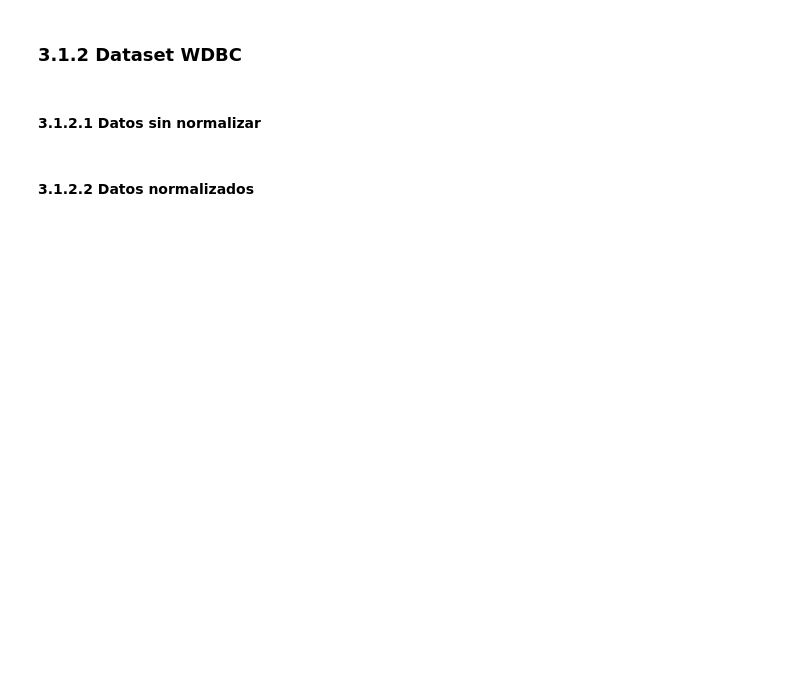
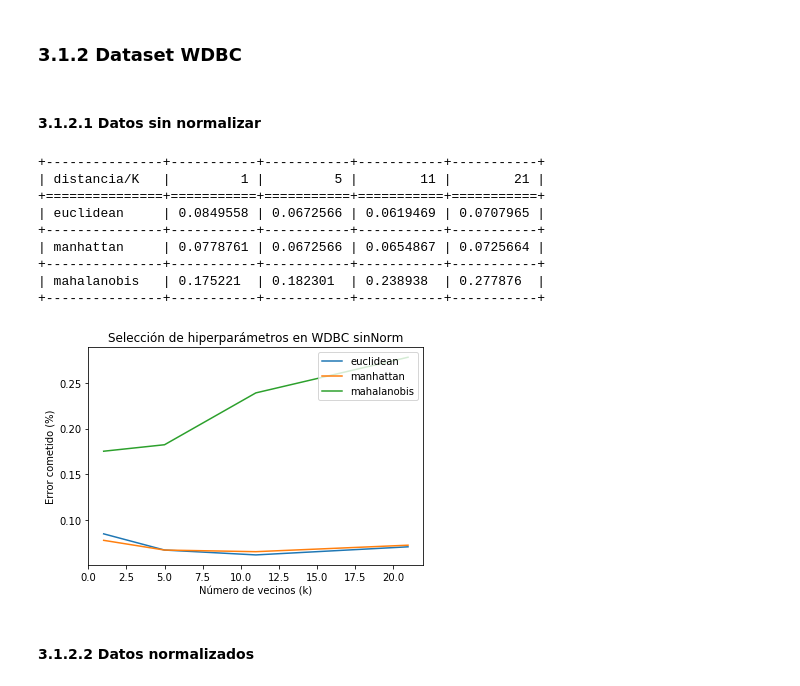
Before and after one commit to AlejandroSantorum/MachineLearning_Assignments, a Jupyter notebook: Assignment2/test_KNN-LR.ipynb, the cells around one changed output. Cells and saved outputs as stored; diff of their text form; code cells hidden in the pictures; blank space fills up the shorter version.

```diff
--- a/Assignment2/test_KNN-LR.ipynb
+++ b/Assignment2/test_KNN-LR.ipynb
@@ -791,5 +840,18 @@ Concluimos esta sección ratificando los mejores resultados:
 ### 3.1.2 Dataset WDBC
 # %% [markdown]
 #### 3.1.2.1 Datos sin normalizar
+# %%
+run_knnSK(dists, Ks, strat_cross_f5, db_wdbc_notNorm, "WDBC sinNorm")
+# %% [output]
++---------------+-----------+-----------+-----------+-----------+
+| distancia/K   |         1 |         5 |        11 |        21 |
++===============+===========+===========+===========+===========+
+| euclidean     | 0.0849558 | 0.0672566 | 0.0619469 | 0.0707965 |
++---------------+-----------+-----------+-----------+-----------+
+| manhattan     | 0.0778761 | 0.0672566 | 0.0654867 | 0.0725664 |
++---------------+-----------+-----------+-----------+-----------+
+| mahalanobis   | 0.175221  | 0.182301  | 0.238938  | 0.277876  |
++---------------+-----------+-----------+-----------+-----------+
+[figure, added]
 # %% [markdown]
 #### 3.1.2.2 Datos normalizados
```
Also changed, not shown: parts of 35 cells of this notebook, 1 other file.
